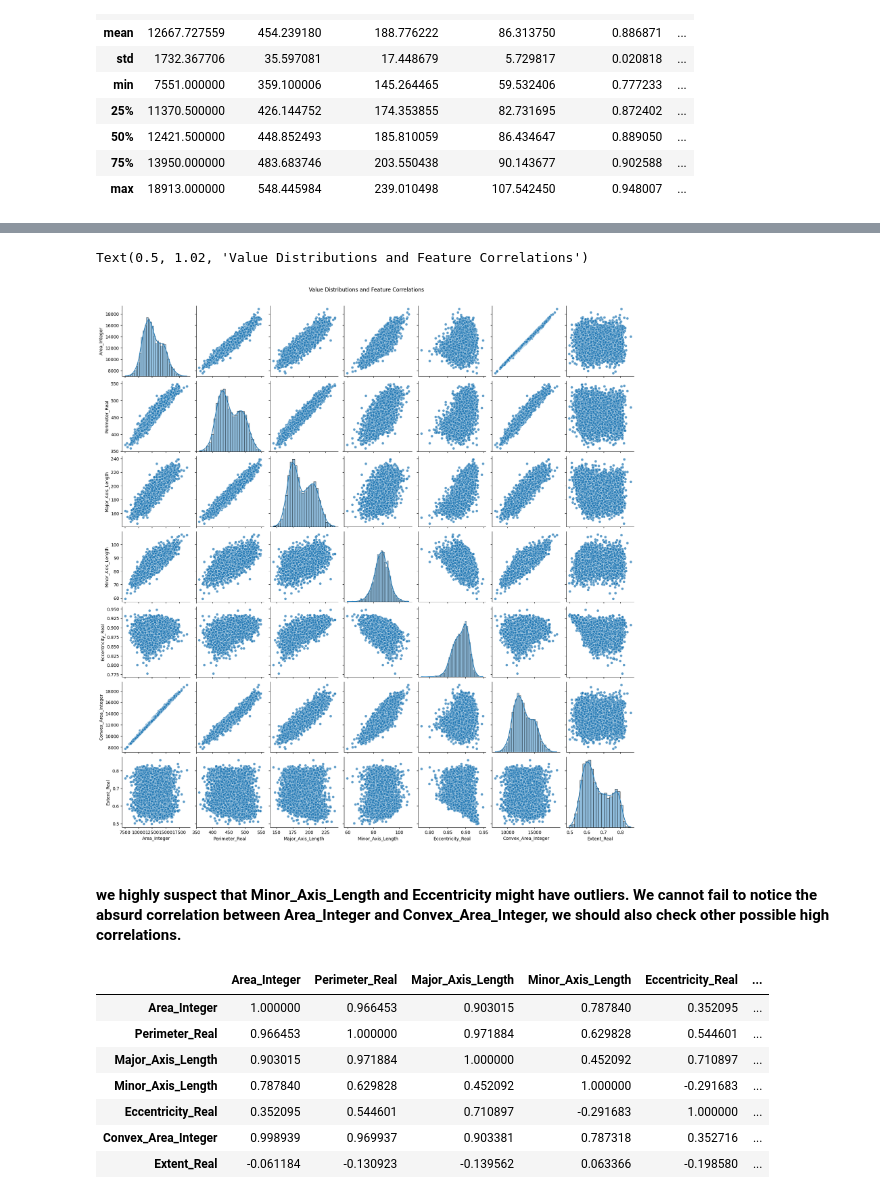
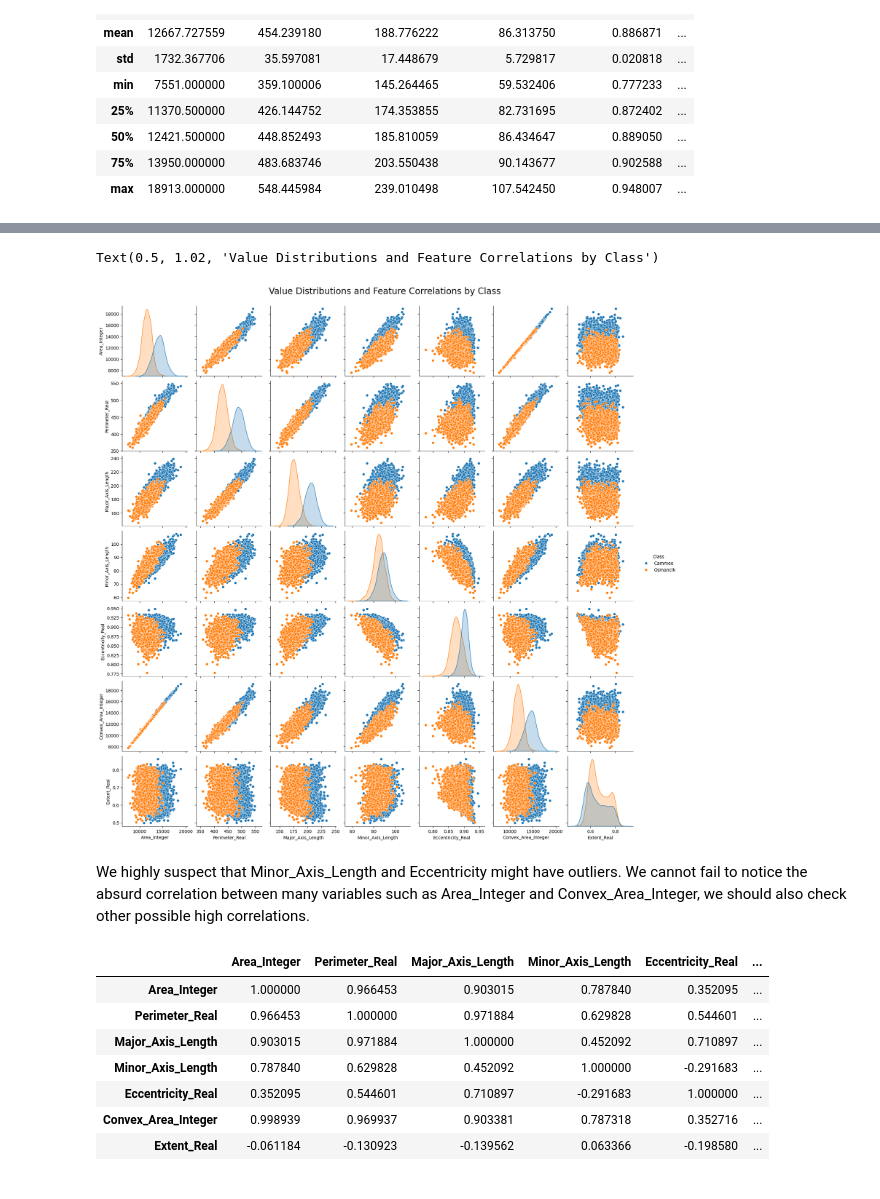
Before and after one commit to onaizna/rice-type-classifier-project-zfvg, a Jupyter notebook: notebooks/eda.ipynb, the cells around one changed output, grey strips where cells are left out. Cells and saved outputs as stored; diff of their text form; code cells hidden in the pictures.

Commit message:
add plots, update models

```diff
--- a/notebooks/eda.ipynb
+++ b/notebooks/eda.ipynb
@@ -142,11 +183,11 @@ df_rice.describe()
 # %%
-sns.pairplot(data=df_rice, diag_kind='hist', diag_kws={"kde": True}, plot_kws={"alpha": 0.7})
-plt.suptitle("Value Distributions and Feature Correlations", y=1.02)
+sns.pairplot(df_rice, hue="Class")
+plt.suptitle("Value Distributions and Feature Correlations by Class", y=1.02, size=20)
 # %% [output]
-Text(0.5, 1.02, 'Value Distributions and Feature Correlations')
+Text(0.5, 1.02, 'Value Distributions and Feature Correlations by Class')
-[figure, old version]
+[figure, new version]
 # %% [markdown]
-#### we highly suspect that Minor_Axis_Length and Eccentricity might have outliers. We cannot fail to notice the absurd correlation between Area_Integer and Convex_Area_Integer, we should also check other possible high correlations.
+We highly suspect that Minor_Axis_Length and Eccentricity might have outliers. We cannot fail to notice the absurd correlation between many variables such as Area_Integer and Convex_Area_Integer, we should also check other possible high correlations.
 # %%
 # showing the correlation matrix
 corr_matrix = df_rice.corr(numeric_only=True)
```
Also changed, not shown: parts of 24 cells of this notebook, 7 other files.
